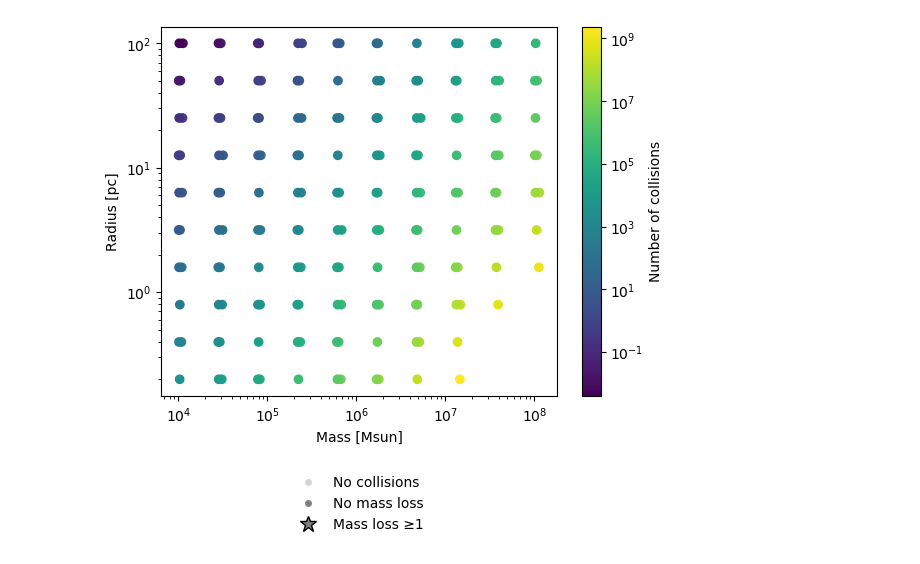
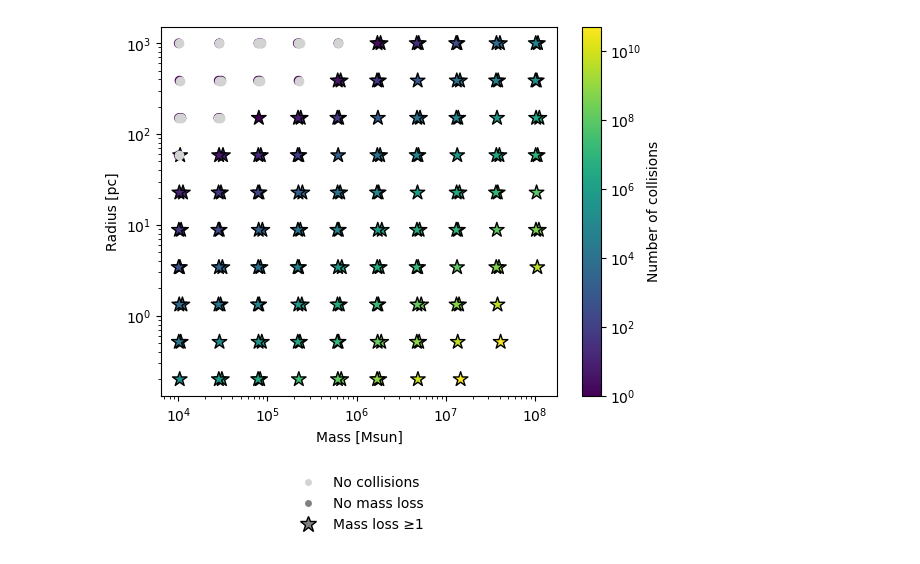
Before and after one commit to astro-claire/timescale-plots, a Jupyter notebook: newmodel.ipynb, the cells around one changed output. Saved outputs shown, nothing was run; the diff lists cells and outputs as text; code cells hidden in the pictures.

```diff
--- a/newmodel.ipynb
+++ b/newmodel.ipynb
@@ -37,0 +38,5 @@ print(len(M), len(R), len(V), len(K), len(U))  # -> 1_000_000 each (100*100*100
+# %%
+model = TimescaleEnsemble(grid,
+                    densityModel="power-law",
+                    timescales_kwargs={'cosmology':cosmo,'e':0.5, 'Mstar':10*u.Msun, 'Mcollisions':10*u.Msun},
+                    profile_kwargs={"alpha":1.25})
@@ -37,0 +52,6 @@ print(len(M), len(R), len(V), len(K), len(U))  # -> 1_000_000 each (100*100*100
+# %%
+mass_fraction_retained = 0.01
+z_final = 5
+results =  create_dynamical_model_integral(model,
+                            z_final=z_final,
+                            mass_fraction_retained=mass_fraction_retained)
@@ -37,0 +85,15 @@ print(len(M), len(R), len(V), len(K), len(U))  # -> 1_000_000 each (100*100*100
+# %%
+#here we're rescaling the objects based on whether over 50 % gets used
+sys_type =np.zeros(model.Nsystems)
+results['Mfinal'] = np.zeros(model.Nsystems)*u.Msun
+for sys_id in range(model.Nsystems):
+    if 1*u.Msun * results['N_collisions'][sys_id]>0.5*results['mass'][sys_id]:
+        sys_type[sys_id] = 2
+        frac_ml_collisions = results['N_collisions_massloss'][sys_id]/results['N_collisions'][sys_id]
+        if frac_ml_collisions<=0.5:
+            results['M_superstar'][sys_id]= 0.5*results['mass'][sys_id]*mass_fraction_retained
+            results['Mgas'][sys_id] = 0.5*results['mass'][sys_id]*(1-mass_fraction_retained)
+            results['Mfinal'][sys_id]= 0.5*results['mass'][sys_id]
+    else:
+        sys_type[sys_id]= 3
+        results['Mfinal'][sys_id] = results['mass'][sys_id]-results['Mgas'][sys_id]-results['M_superstar'][sys_id]
@@ -38,6 +621,6 @@ print(len(M), len(R), len(V), len(K), len(U))  # -> 1_000_000 each (100*100*100
 # %%
 model = TimescaleEnsemble(grid,
-                    densityModel="power-law",
-                    timescales_kwargs={'cosmology':cosmo},
-                    profile_kwargs={"alpha":1.75})
+                    densityModel="power-law-bh",
+                    timescales_kwargs={'cosmology':cosmo,'e':0.5},
+                    profile_kwargs={"alpha":1.75,'M_bh' : 1e6 *u.Msun})
 # %% [output]
@@ -90,7 +678,7 @@ ax.set_yscale('log')
 
 # Mask zeros for log-scaling
 c_masked = np.ma.masked_equal(c, 0)
-norm = mcolors.LogNorm(vmin=c_masked.min(), vmax=c_masked.max())
+norm = mcolors.LogNorm(1, vmax=c_masked.max())
 cmap = plt.cm.viridis
 
 # --- Separate the two populations by shape ---
@@ -107,32 +695,32 @@ sc2 = ax.scatter(x[mask_star], y[mask_star],
                  c=np.ma.masked_equal(c[mask_star], 0),
                  cmap=cmap, norm=norm, marker='*', s=120, edgecolor='k')
 
 # Add explicit grey points for zeros
-ax.scatter(x[c == 0], y[c == 0], color="lightgrey", marker='o', alpha=0.7, label="0 collisions")
+ax.scatter(x[c < 1], y[c < 1], color="lightgrey", marker='o', alpha=1, label="0 collisions")
 
 # --- Colorbar ---
 cb = fig.colorbar(cm.ScalarMappable(norm=norm, cmap=cmap), ax=ax)
 cb.set_label("Number of collisions")
 
 # Add legend for shapes
 legend_handles = [
     plt.Line2D([], [], marker='o', color='w', markerfacecolor='lightgrey',
                label='No collisions'),
     plt.Line2D([], [], marker='o', color='w', markerfacecolor='gray',
                label='No mass loss'),
     plt.Line2D([], [], marker='*', color='w', markerfacecolor='gray',
                markeredgecolor='k', markersize=12, label='Mass loss ≥1')
 ]
 
 ax.legend(
     handles=legend_handles,
     loc="lower center",
     bbox_to_anchor=(0.5, -0.4),
     frameon=False
 )
 ax.set_xlabel("Mass [Msun]")
 ax.set_ylabel("Radius [pc]")
 
 plt.show()
 # %% [output]
-[figure, old version]
+[figure, new version]
```
Also changed, not shown: parts of 29 cells of this notebook, 42 other files.
